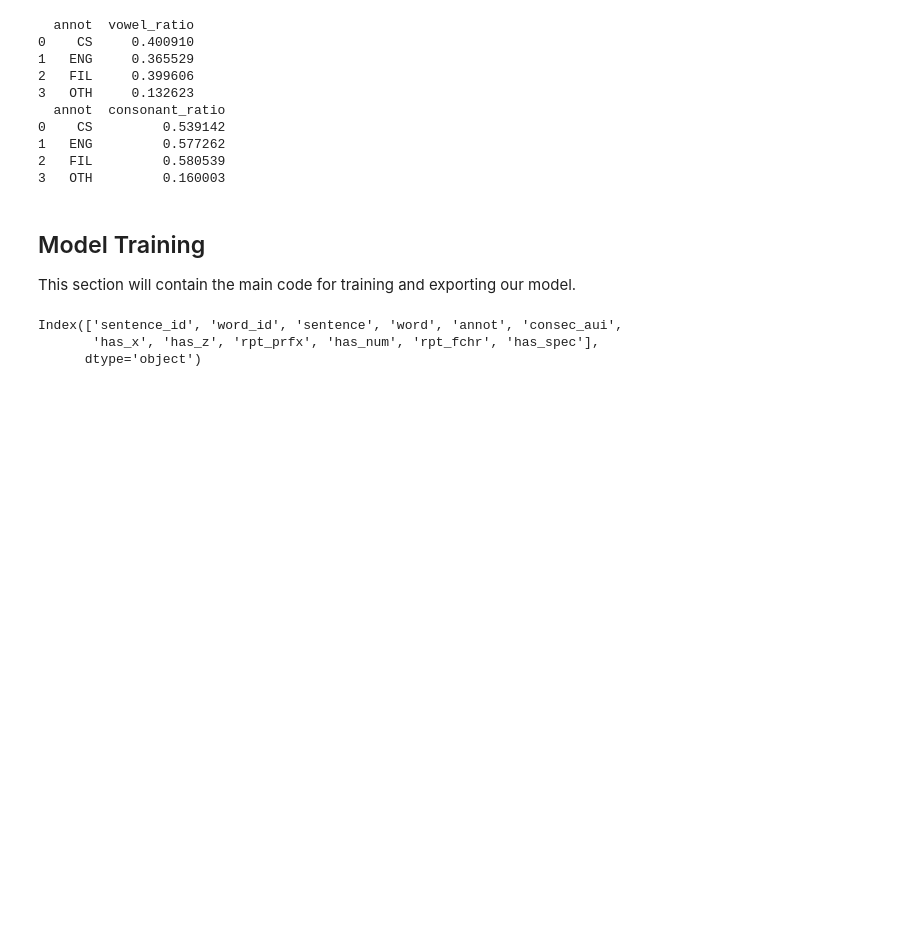
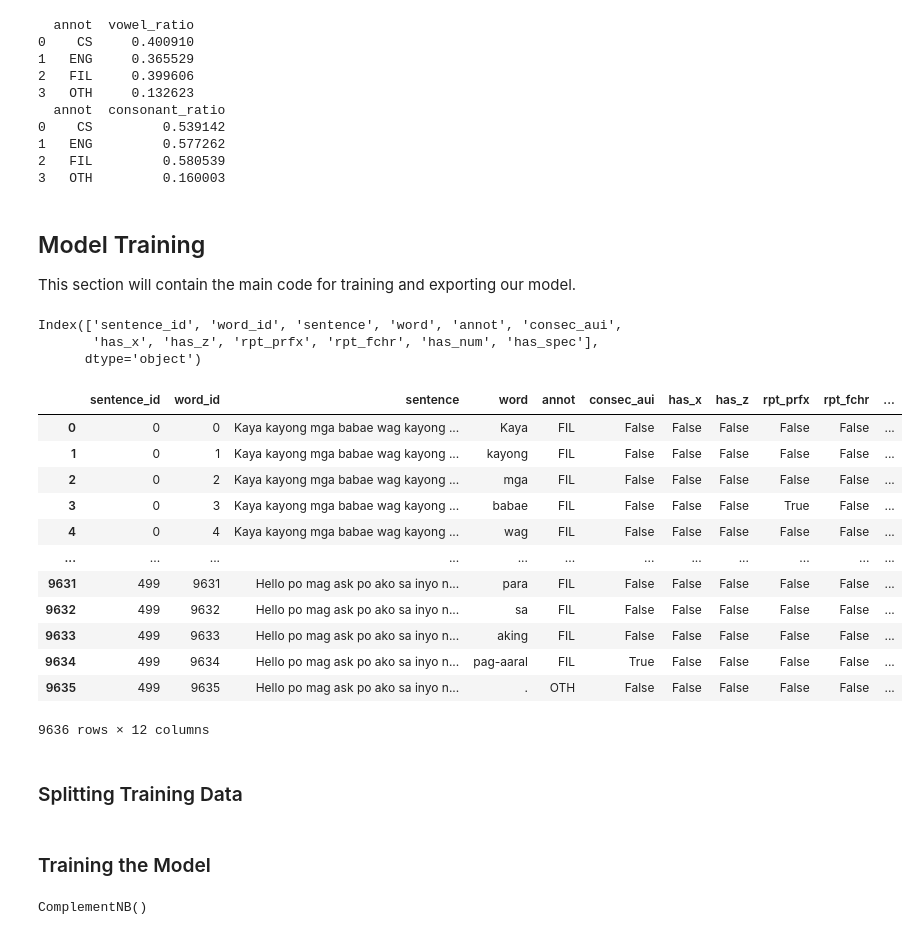
Before and after one commit to notgian/intsycurities, a Jupyter notebook: mco2-pinoybot/intsycure.ipynb, the cells around one changed output. Drawn from its saved outputs; the diff is of its cells as text; code cells hidden in the pictures; blank space fills up the shorter version.

```diff
--- a/mco2-pinoybot/intsycure.ipynb
+++ b/mco2-pinoybot/intsycure.ipynb
@@ -191,7 +200,23 @@ This section will contain the main code for training and exporting our model.
 # %%
 # view the features
-df.columns
+print(df.columns)
+display(df)
 # %% [output]
 Index(['sentence_id', 'word_id', 'sentence', 'word', 'annot', 'consec_aui',
-       'has_x', 'has_z', 'rpt_prfx', 'has_num', 'rpt_fchr', 'has_spec'],
+       'has_x', 'has_z', 'rpt_prfx', 'rpt_fchr', 'has_num', 'has_spec'],
       dtype='object')
+|  | sentence_id | word_id | sentence | word | annot | consec_aui | has_x | has_z | rpt_prfx | rpt_fchr | ... |
+| 0 | 0 | 0 | Kaya kayong mga babae wag kayong ... | Kaya | FIL | False | False | False | False | False | ... |
+| 1 | 0 | 1 | Kaya kayong mga babae wag kayong ... | kayong | FIL | False | False | False | False | False | ... |
+| 2 | 0 | 2 | Kaya kayong mga babae wag kayong ... | mga | FIL | False | False | False | False | False | ... |
+| 3 | 0 | 3 | Kaya kayong mga babae wag kayong ... | babae | FIL | False | False | False | True | False | ... |
+| 4 | 0 | 4 | Kaya kayong mga babae wag kayong ... | wag | FIL | False | False | False | False | False | ... |
+| ... | ... | ... | ... | ... | ... | ... | ... | ... | ... | ... | ... |
+| 9631 | 499 | 9631 | Hello po mag ask po ako sa inyo n... | para | FIL | False | False | False | False | False | ... |
+| 9632 | 499 | 9632 | Hello po mag ask po ako sa inyo n... | sa | FIL | False | False | False | False | False | ... |
+| 9633 | 499 | 9633 | Hello po mag ask po ako sa inyo n... | aking | FIL | False | False | False | False | False | ... |
+| 9634 | 499 | 9634 | Hello po mag ask po ako sa inyo n... | pag-aaral | FIL | True | False | False | False | False | ... |
+| 9635 | 499 | 9635 | Hello po mag ask po ako sa inyo n... | . | OTH | False | False | False | False | False | ... |
+9636 rows × 12 columns
+# %% [markdown]
+### Splitting Training Data
@@ -197,0 +235,2 @@ Index(['sentence_id', 'word_id', 'sentence', 'word', 'annot', 'consec_aui',
+# %% [markdown]
+### Training the Model
@@ -197,0 +246,13 @@ Index(['sentence_id', 'word_id', 'sentence', 'word', 'annot', 'consec_aui',
+# %%
+from scipy.sparse import hstack, csr_matrix
+
+model = ComplementNB()
+
+x_tfidf_train = char_vectorizer.fit_transform(x_train['word'])
+x_ftrs_train = csr_matrix(x_train.drop('word', axis=1).values)
+
+x_combined_train = hstack([x_ftrs_train, x_tfidf_train])
+
+model.fit(x_combined_train, y_train)
+# %% [output]
+ComplementNB()
```
Also changed, not shown: parts of 11 cells of this notebook, 2 other files.
